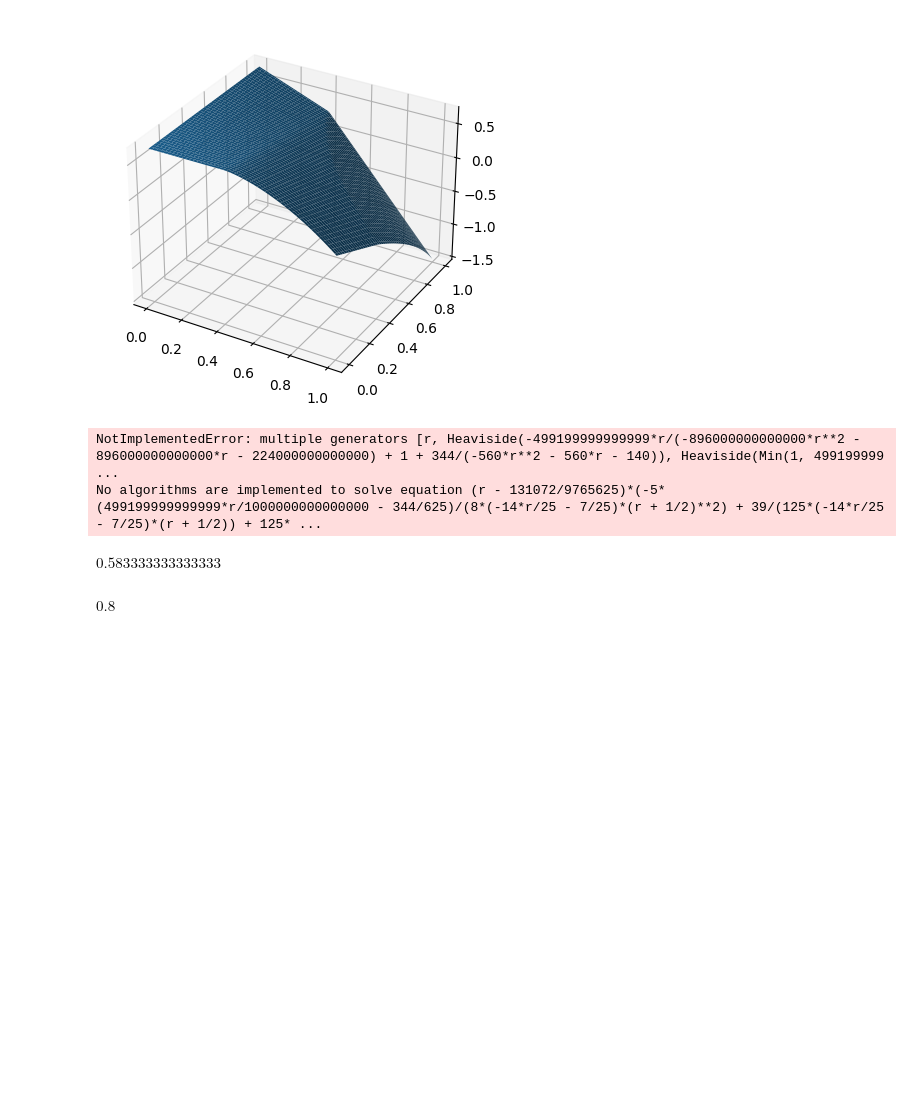
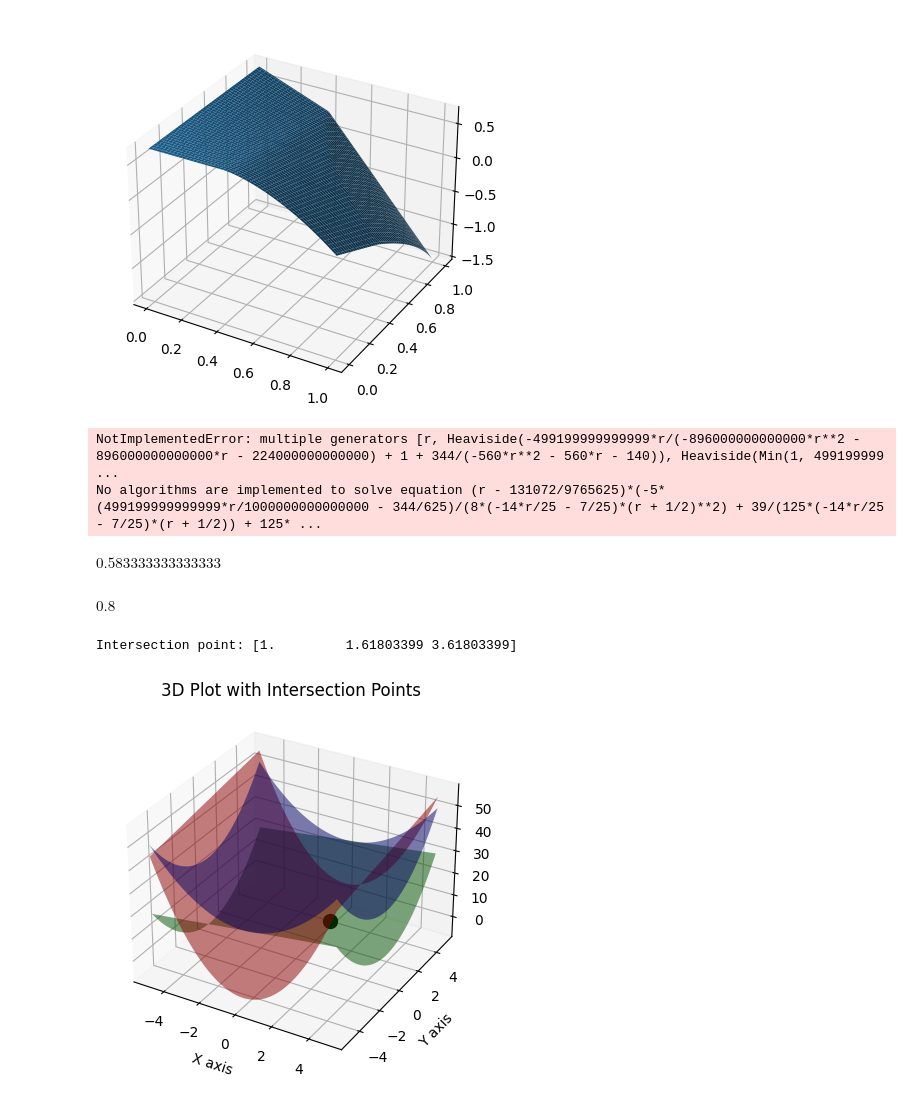
Before and after one commit to pcastle/tesis-cds-covered, a Jupyter notebook: test.ipynb, the cells around one changed output. Drawn from its saved outputs; the diff is of its cells as text; code cells hidden in the pictures; blank space fills up the shorter version.

```diff
--- a/test.ipynb
+++ b/test.ipynb
@@ -238,3 +238,69 @@ $\displaystyle 0.583333333333333$
 p2_v/b2_v*integrate(3*y2**1,(y2,0,1))-1
 # %% [output]
 $\displaystyle 0.8$
+# %%
+import numpy as np
+import matplotlib.pyplot as plt
+from mpl_toolkits.mplot3d import Axes3D
+
+# Define the functions
+def f(x, y):
+    return x**2 + y**2
+
+def g(x, y):
+    return 2*x**2 + y
+
+def h(x, y):
+    return x + y**2
+
+# Create a mesh grid
+x = np.linspace(-5, 5, 100)
+y = np.linspace(-5, 5, 100)
+X, Y = np.meshgrid(x, y)
+
+# Compute the function values
+Z1 = f(X, Y)
+Z2 = g(X, Y)
+Z3 = h(X, Y)
+
+# Plot the functions
+fig = plt.figure()
+ax = fig.add_subplot(111, projection='3d')
+
+ax.plot_surface(X, Y, Z1, alpha=0.5, rstride=100, cstride=100, color='blue', label='f(x, y)')
+ax.plot_surface(X, Y, Z2, alpha=0.5, rstride=100, cstride=100, color='red', label='g(x, y)')
+ax.plot_surface(X, Y, Z3, alpha=0.5, rstride=100, cstride=100, color='green', label='h(x, y)')
+
+# Finding and plotting intersections is complex and may require solving the system of equations numerically.
+# For now, we'll highlight an example point where we assume intersection (this is illustrative).
+# You would replace this with actual intersection points found using numerical methods.
+
+from scipy.optimize import fsolve
+
+# Define the system of equations
+def equations(vars):
+    x, y, z = vars
+    eq1 = f(x, y) - z
+    eq2 = g(x, y) - z
+    eq3 = h(x, y) - z
+    return [eq1, eq2, eq3]
+
+# Initial guess for the variables
+initial_guess = [1, 1, 2]
+
+# Solve the system of equations
+solution = fsolve(equations, initial_guess)
+print(f"Intersection point: {solution}")
+
+for point in intersection_points:
+    ax.scatter(*solution, color='black', s=100)
+
+ax.set_xlabel('X axis')
+ax.set_ylabel('Y axis')
+ax.set_zlabel('Z axis')
+ax.set_title('3D Plot with Intersection Points')
+
+plt.show()
+# %% [output]
+Intersection point: [1.         1.61803399 3.61803399]
+[figure, added]
```
Also changed, not shown: parts of 1 cell of this notebook, 5 other files.
